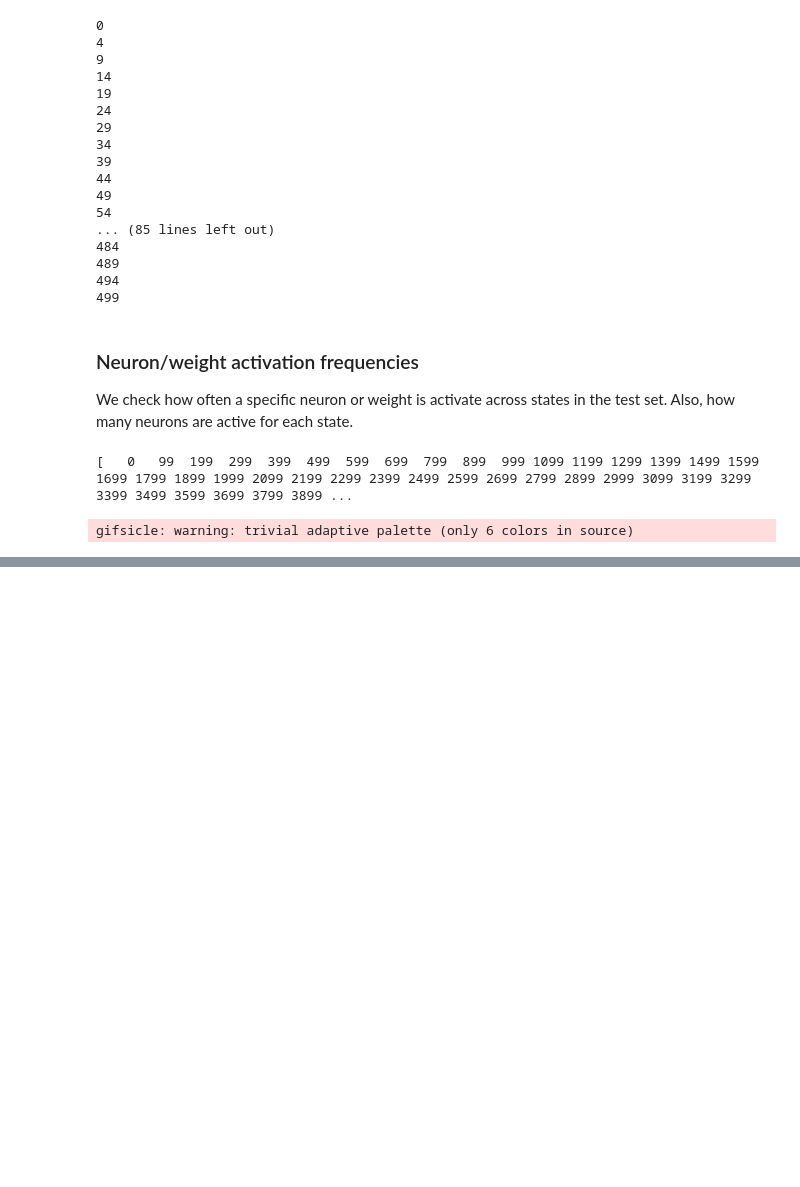
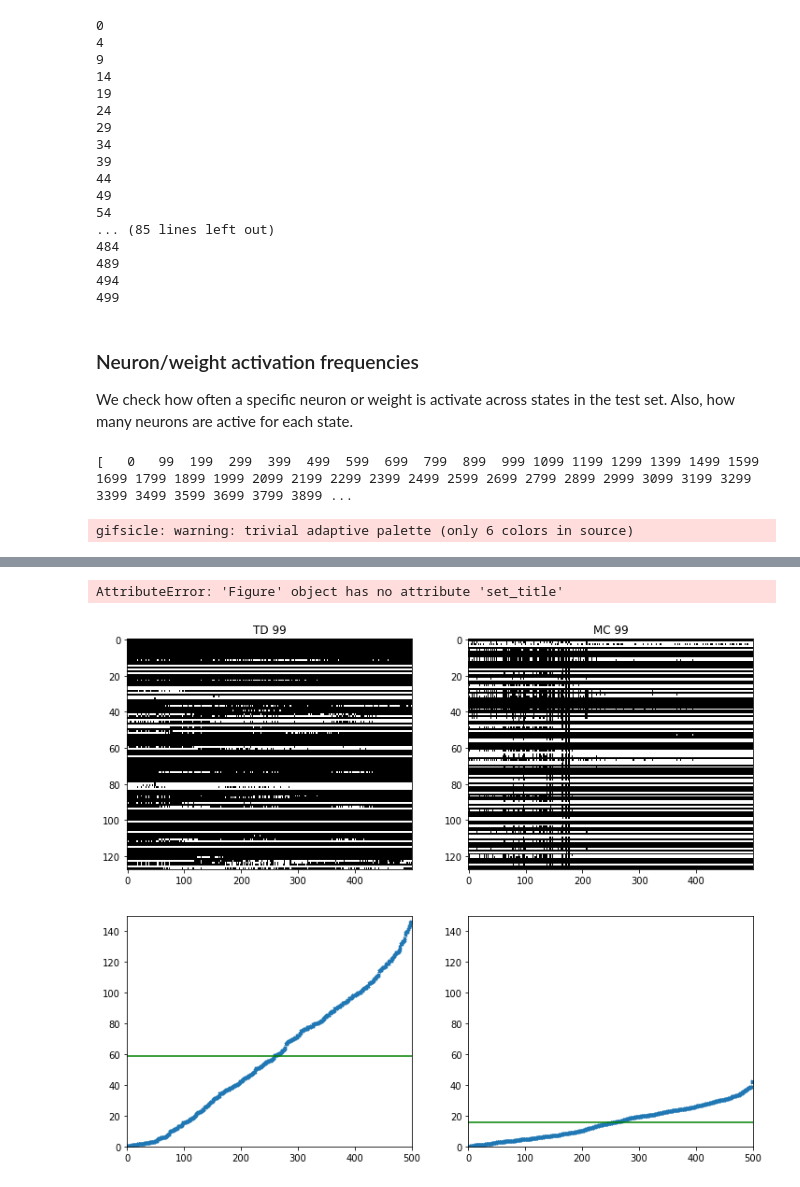
Before and after one commit to wechu/TDRepresentationLearning, a Jupyter notebook: analyze_test.ipynb, the cells around one changed output, grey strips where cells are left out. Saved outputs shown, nothing was run; the diff lists cells and outputs as text; code cells hidden in the pictures; blank space fills up the shorter version.

Commit message:
Analyzing frequency of activations: Feature matrix analysis

```diff
--- a/analyze_test.ipynb
+++ b/analyze_test.ipynb
@@ -500,0 +543,66 @@ f.tight_layout()
+# %%
+
+def get_sorted_feature_matrix(agent):
+    # returns the sorted feature matrix and the sorted errors
+    errors = np.array(get_errors(agent))
+    features = agent.get_features(test_states, add_bias=False)
+    sort_idx = np.argsort(errors)
+
+    return features[sort_idx], errors[sort_idx]
+
+def compare_TD_and_MC_feature_matrix(chkpt_idx):
+    # plots the feature matrix and errors (sorted from lowest error to highest)
+    # note the feature matrix is transposed to align with the errors
+    td_agent = Agents.OfflinePolicyEvalTDAgent(**cfg.config_dict)
+    td_agent.load_model(td_model_path.format(chkpt_idx=chkpt_idx))
+
+    mc_agent = Agents.OfflinePolicyEvalMCAgent(**cfg.config_dict)
+    mc_agent.load_model(mc_model_path.format(chkpt_idx=chkpt_idx))
+
+    td_features, td_errors = get_sorted_feature_matrix(td_agent)
+    mc_features, mc_errors = get_sorted_feature_matrix(mc_agent)
+
+    f, axes = plt.subplots(2, 2, figsize=(12,10))
+
+    # per example
+    axes[0][0].imshow((td_features > 0).T, aspect='auto', cmap=plt.cm.gray, interpolation='nearest')
+    axes[0][1].imshow((mc_features > 0).T, aspect='auto', cmap=plt.cm.gray, interpolation='nearest')
+    axes[1][0].scatter(np.arange(len(td_errors)), td_errors, marker='x', s=10)
+    axes[1][1].scatter(np.arange(len(mc_errors)), mc_errors, marker='x', s=10)
+    axes[1][0].axhline(np.mean(td_errors), color='g')
+    axes[1][1].axhline(np.mean(mc_errors), color='g')
+
+    axes[1][0].set_ylim([0,150])
+    axes[1][1].set_ylim([0,150])
+    axes[1][0].set_xlim([0,500])
+    axes[1][1].set_xlim([0,500])
+
+    axes[0][0].set_title(f"TD {chkpt_idx}")
+    axes[0][1].set_title(f"MC {chkpt_idx}")
+    f.set_title(f'{model_path}')
+    # for ax in axes:
+    #     ax.set_ylim([0,200])
+    #     # ax.set_xlim([0,0.5])
+    #     ax.set_xlabel("fraction units active per example")
+    #     ax.set_ylabel("number of examples (states)")
+    f.tight_layout()
+
+
+
+compare_TD_and_MC_feature_matrix(99)
+
+
+
+# idxs = np.arange(0, 50)*100 + 99
+# idxs = np.insert(idxs,0,0)
+# print(idxs)
+
+
+# for i in idxs:
+#     compare_TD_and_MC_feature_matrix(i)
+#     plt.savefig(f'gif/feature_matrix_{i}.png')
+#     plt.close()
+# print('done')
+# %% [output]
+AttributeError: 'Figure' object has no attribute 'set_title'
+[figure, added]
```
Also changed, not shown: parts of 5 cells of this notebook.
